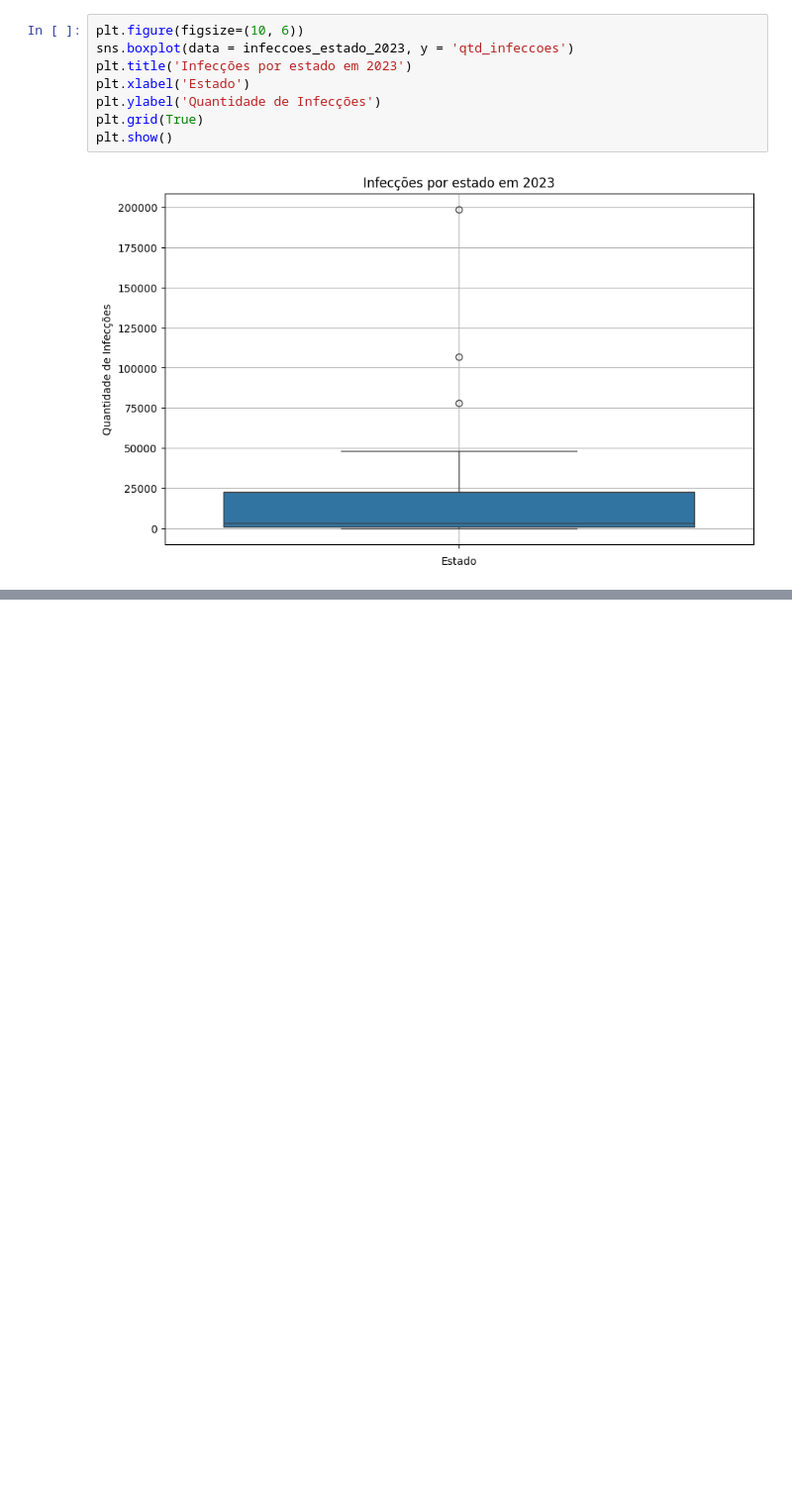
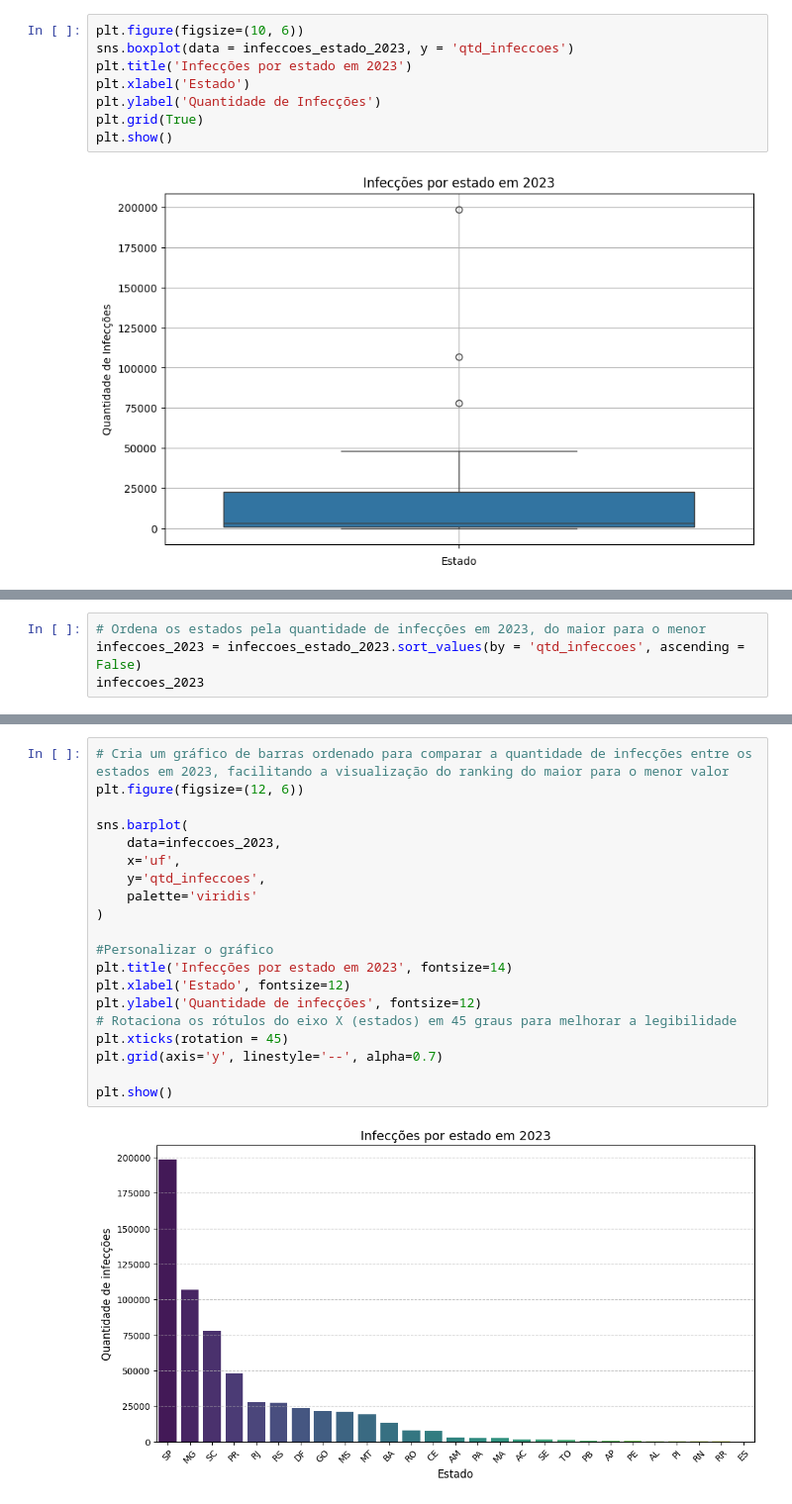
Before and after one commit to AleLucasG/Pos_Tech_FIAP_Data_Analytics, a Jupyter notebook: 01-data-analytics/handson/handson-01-analise-dados-storytelling/Dengue_Brasil.ipynb, the cells around one changed output, grey strips where cells are left out. Shown at 99% size. Drawn from its saved outputs; the diff is of its cells as text; blank space fills up the shorter version.

```diff
--- a/01-data-analytics/handson/handson-01-analise-dados-storytelling/Dengue_Brasil.ipynb
+++ b/01-data-analytics/handson/handson-01-analise-dados-storytelling/Dengue_Brasil.ipynb
@@ -351,0 +368,4 @@ figI.show()
+# %%
+# Ordena os estados pela quantidade de infecções em 2023, do maior para o menor
+infeccoes_2023 = infeccoes_estado_2023.sort_values(by = 'qtd_infeccoes', ascending = False)
+infeccoes_2023
@@ -351,0 +390,22 @@ figI.show()
+# %%
+# Cria um gráfico de barras ordenado para comparar a quantidade de infecções entre os estados em 2023, facilitando a visualização do ranking do maior para o menor valor
+plt.figure(figsize=(12, 6))
+
+sns.barplot(
+    data=infeccoes_2023,
+    x='uf',
+    y='qtd_infeccoes',
+    palette='viridis'
+)
+
+#Personalizar o gráfico
+plt.title('Infecções por estado em 2023', fontsize=14)
+plt.xlabel('Estado', fontsize=12)
+plt.ylabel('Quantidade de infecções', fontsize=12)
+# Rotaciona os rótulos do eixo X (estados) em 45 graus para melhorar a legibilidade
+plt.xticks(rotation = 45)
+plt.grid(axis='y', linestyle='--', alpha=0.7)
+
+plt.show()
+# %% [output]
+[figure, added]
```
Also changed, not shown: parts of 4 cells of this notebook.
